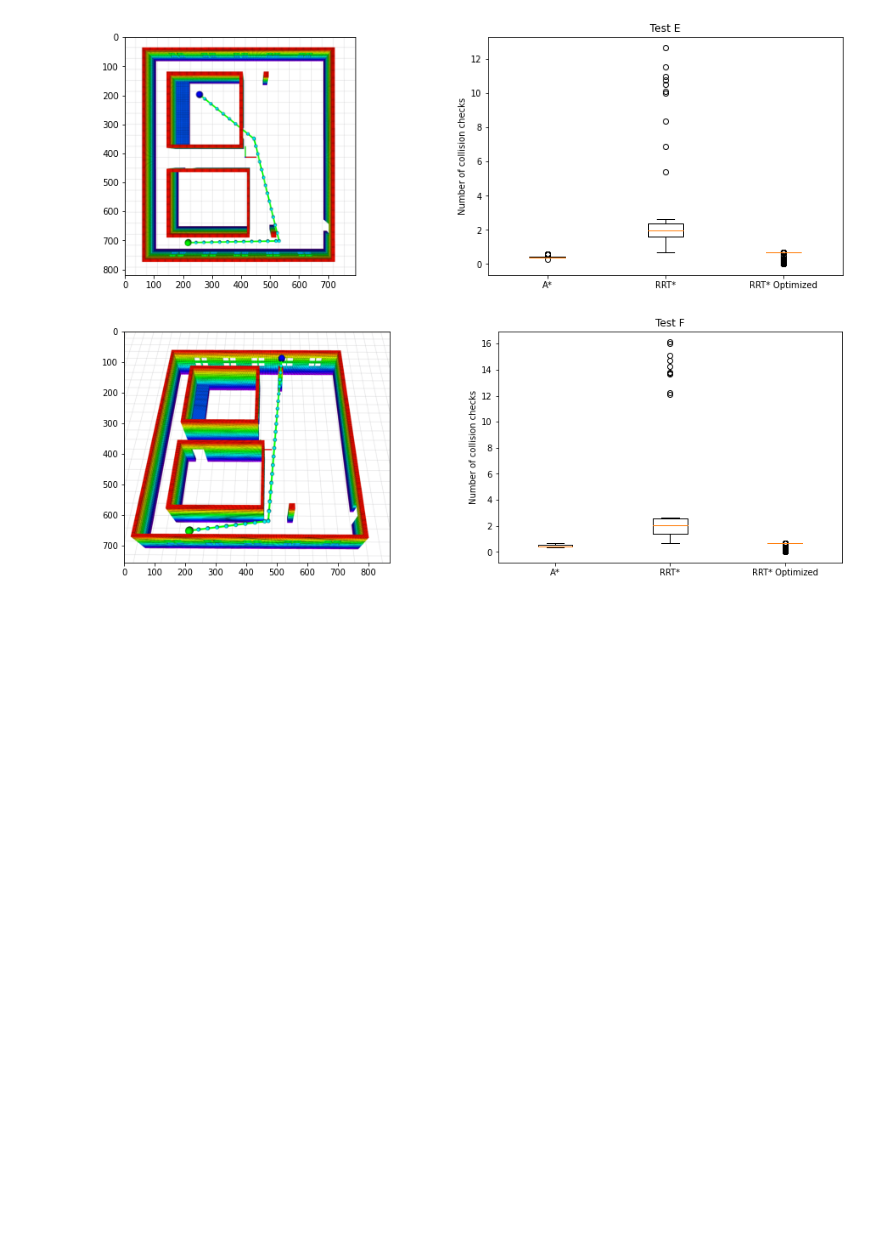
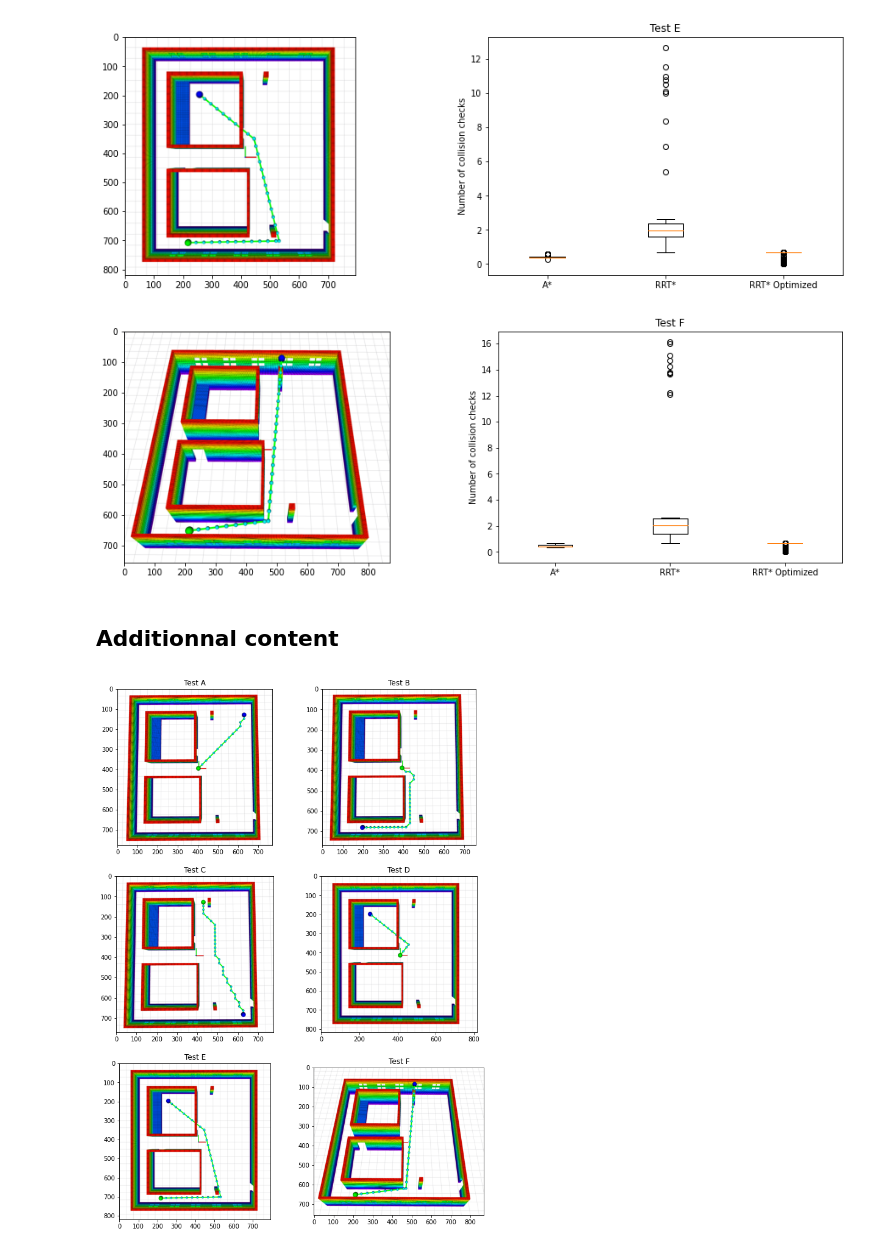
Before and after one commit to rhidra/autopilot, a Jupyter notebook: analysis/analysis.ipynb, the cells around one changed output. Drawn from its saved outputs; the diff is of its cells as text; code cells hidden in the pictures; blank space fills up the shorter version.

```diff
--- a/analysis/analysis.ipynb
+++ b/analysis/analysis.ipynb
@@ -221,3 +213,15 @@ for i, (a_star, rrt_star, rrt_star_without) in enumerate(zip([[e for elem in d i
 [figure]
 [figure]
 [figure]
+# %% [markdown]
+## Additionnal content
+# %%
+plt.figure(figsize=(11, 16))
+for i, case in enumerate(cases):
+    plt.subplot(3, 2, i + 1)
+    img = mpimg.imread('{}.png'.format(case))
+    plt.imshow(img)
+    plt.title('Test {}'.format(case))
+    plt.savefig('tests.png', bbox_inches='tight', pad_inches=0)
+# %% [output]
+[figure, added]
```
Also changed, not shown: parts of 7 cells of this notebook, 1 other file.
